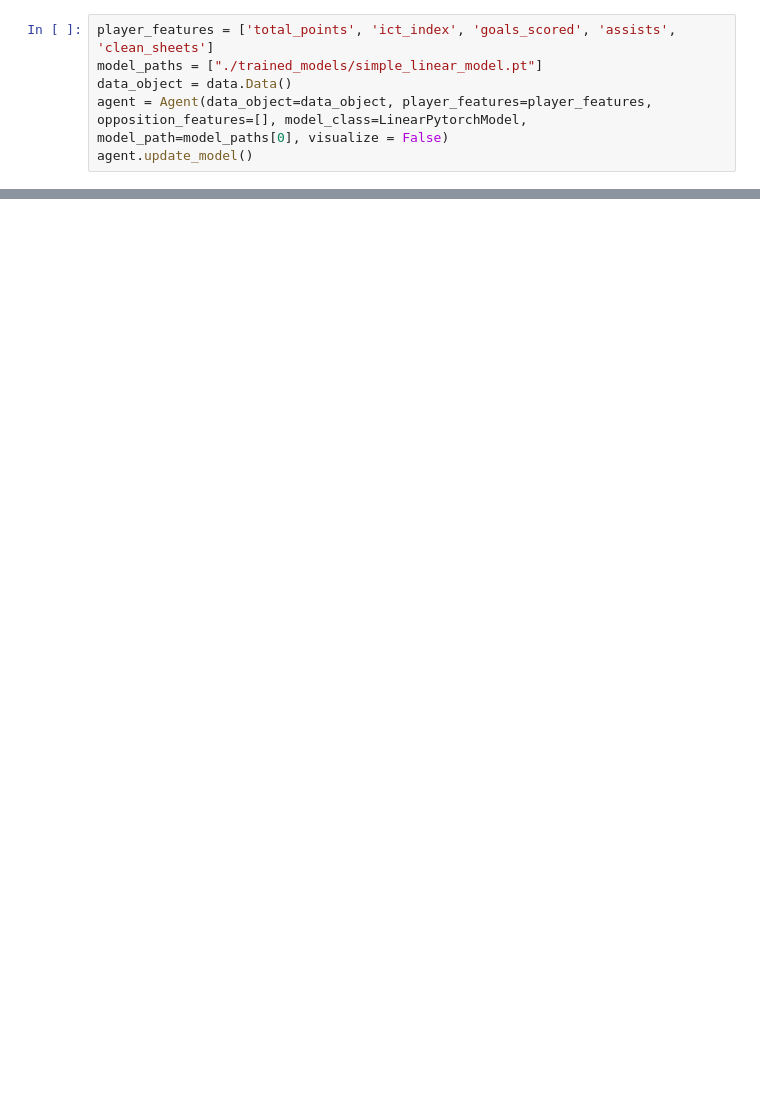
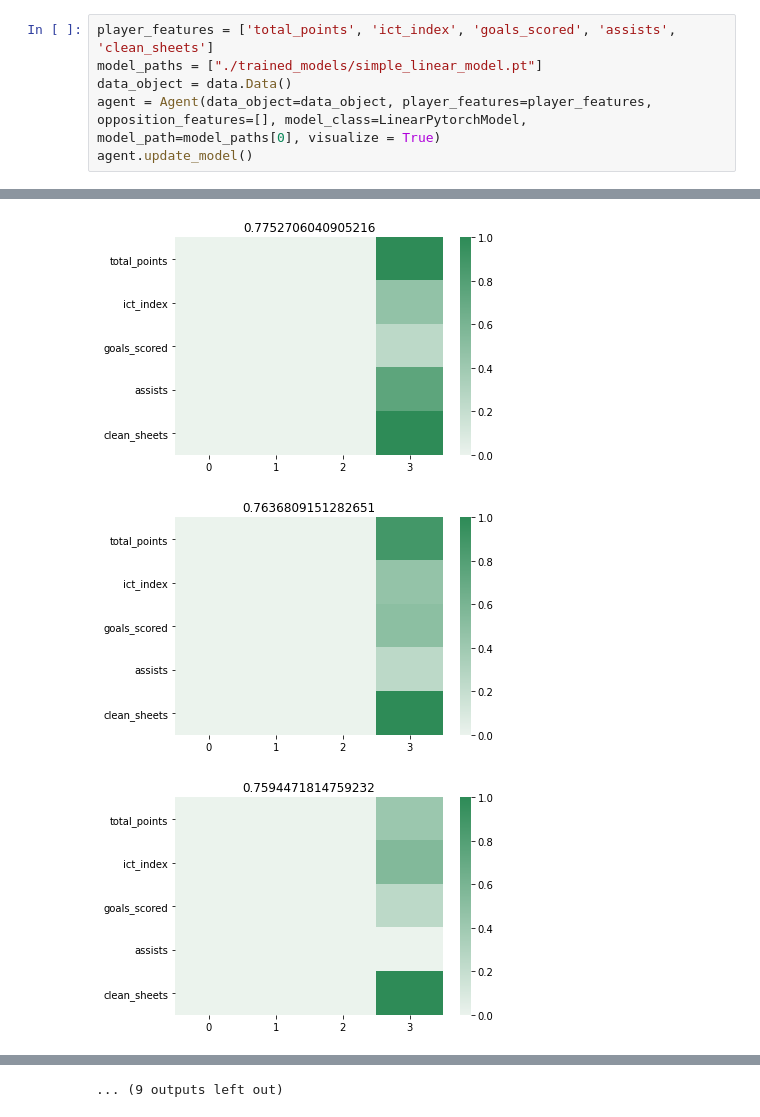
Before and after one commit to ajayrfhp/Control, a Jupyter notebook: Control_FPL/model_evaluation.ipynb, the cells around one changed output, grey strips where cells are left out. Saved outputs shown, nothing was run; the diff lists cells and outputs as text; blank space fills up the shorter version.

Commit message:
fixed data and model pipelines; progress

```diff
--- a/Control_FPL/model_evaluation.ipynb
+++ b/Control_FPL/model_evaluation.ipynb
@@ -15,7 +17,7 @@ The history saving thread hit an unexpected error (DatabaseError('database disk
 player_features = ['total_points', 'ict_index', 'goals_scored', 'assists', 'clean_sheets']
 model_paths = ["./trained_models/simple_linear_model.pt"]
 data_object = data.Data()
-agent = Agent(data_object=data_object, player_features=player_features, opposition_features=[], model_class=LinearPytorchModel, model_path=model_paths[0], visualize = False)
+agent = Agent(data_object=data_object, player_features=player_features, opposition_features=[], model_class=LinearPytorchModel, model_path=model_paths[0], visualize = True)
 agent.update_model()
 # %% [output]
 tensor(0.1923, dtype=torch.float64) tensor(0.1538, dtype=torch.float64)
@@ -22,0 +25,3 @@ model saved, loss =  0.1386258244031263
+[figure, added]
+[figure, added]
+[figure, added]
@@ -23 +36,2 @@ model saved, loss =  0.1386258244031263
+... (9 outputs left out)
 # %%
```
Also changed, not shown: parts of 4 cells of this notebook, 9 other files.
